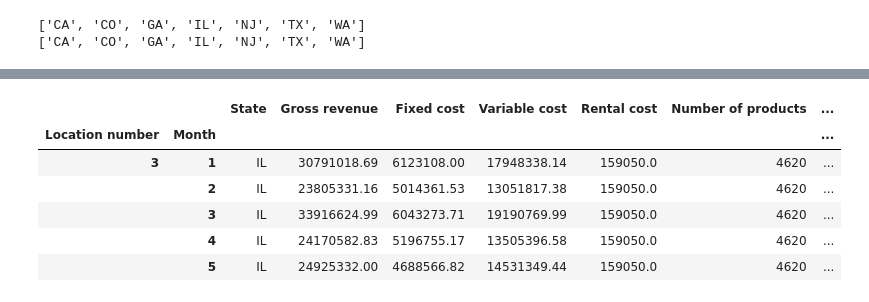
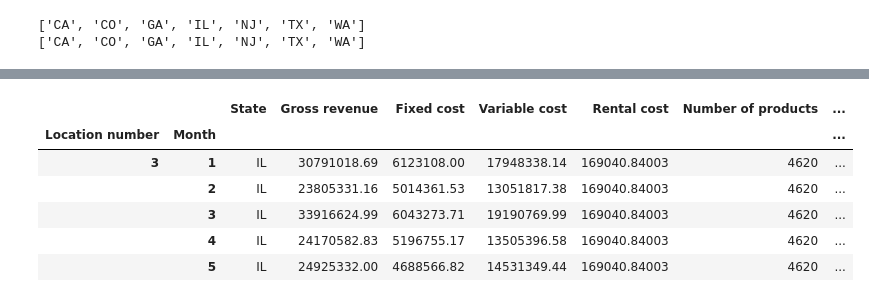
Before and after one commit to MichaelYinGH/assessment, a Jupyter notebook: analysis.ipynb, the cells around one changed output, grey strips where cells are left out. Cells and saved outputs as stored; diff of their text form; code cells hidden in the pictures.

```diff
--- a/analysis.ipynb
+++ b/analysis.ipynb
@@ -102,8 +104,8 @@ plt.show()
 <h1>Part 2: Data Cleaning
 # %%
 # Ensure that all owned stores are in states where there are also leased stores
-data_leased = data[~data["Owned"]]
-data_owned = data[data["Owned"]]
+data_leased = data[~data["Owned"]].copy()
+data_owned = data[data["Owned"]].copy()
 print(sorted(data_leased["State"].unique()))
 print(sorted(data_owned["State"].unique()))
 # %% [output]
@@ -112,5 +138,7 @@ print(sorted(data_owned["State"].unique()))
 # %%
-# Calculate mean monthly rental costs by state
-data_leased = data_leased.groupby("State").mean()
+# Calculate median monthly rental cost to mean gross revenue ratios for each state
+data_leased = data_leased.groupby(["Location number", "State"]).mean()
+data_leased["Ratio"] = data_leased["Rental cost"] / data_leased["Gross revenue"]
+data_leased = data_leased.groupby("State").median()
 data_leased.head()
 # %% [output]
@@ -123,0 +152,4 @@ data_leased.head()
+# %%
+# Calculate mean monthly gross revenues for owned stores
+data_owned = data_owned.groupby("Location number").mean()
+data_owned.head()
@@ -124,19 +164,19 @@ data_leased.head()
 # %%
-# Impute rental costs for owned stores using the state mean
+# Impute rental costs for owned stores using the ratio above
 data_imputed = data.copy()
 data_imputed["Rental cost"] = data_imputed.apply(
-    lambda row: data_leased.loc[row["State"], "Rental cost"] if row["Owned"] else row["Rental cost"],
+    lambda row: data_owned.loc[row.name[0], "Gross revenue"] * data_leased.loc[row["State"], "Ratio"] if row["Owned"] else row["Rental cost"],
     axis=1
 )
 data_imputed.loc[data_imputed["Owned"]].head()
 # %% [output]
 |  |  | State | Gross revenue | Fixed cost | Variable cost | Rental cost | Number of products | ... |
 | Location number | Month |  |  |  |  |  |  | ... |
-| 3 | 1 | IL | 30791018.69 | 6123108.00 | 17948338.14 | 159050.0 | 4620 | ... |
-|  | 2 | IL | 23805331.16 | 5014361.53 | 13051817.38 | 159050.0 | 4620 | ... |
-|  | 3 | IL | 33916624.99 | 6043273.71 | 19190769.99 | 159050.0 | 4620 | ... |
-|  | 4 | IL | 24170582.83 | 5196755.17 | 13505396.58 | 159050.0 | 4620 | ... |
-|  | 5 | IL | 24925332.00 | 4688566.82 | 14531349.44 | 159050.0 | 4620 | ... |
+| 3 | 1 | IL | 30791018.69 | 6123108.00 | 17948338.14 | 169040.84003 | 4620 | ... |
+|  | 2 | IL | 23805331.16 | 5014361.53 | 13051817.38 | 169040.84003 | 4620 | ... |
+|  | 3 | IL | 33916624.99 | 6043273.71 | 19190769.99 | 169040.84003 | 4620 | ... |
+|  | 4 | IL | 24170582.83 | 5196755.17 | 13505396.58 | 169040.84003 | 4620 | ... |
+|  | 5 | IL | 24925332.00 | 4688566.82 | 14531349.44 | 169040.84003 | 4620 | ... |
 # %%
 # Sum revenues and costs across months again
 data_imputed_annual = data_imputed.groupby(["Location number", "State", "Number of products", "Owned"]).sum()
```
Also changed, not shown: parts of 7 cells of this notebook.
